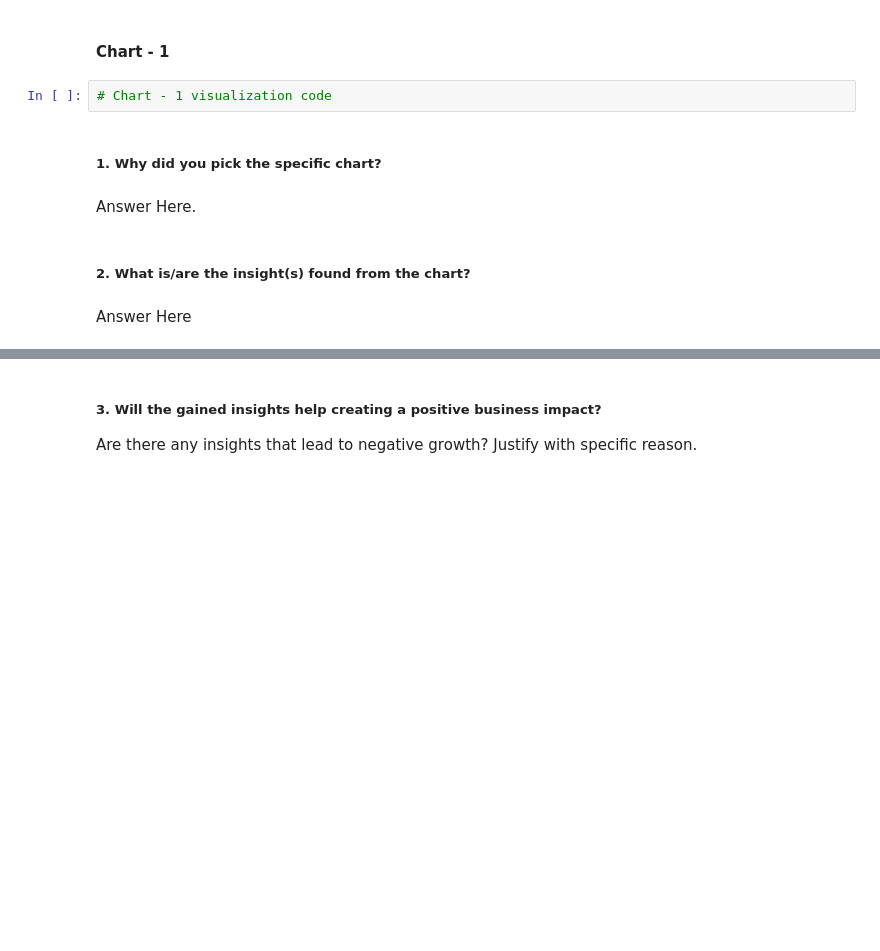
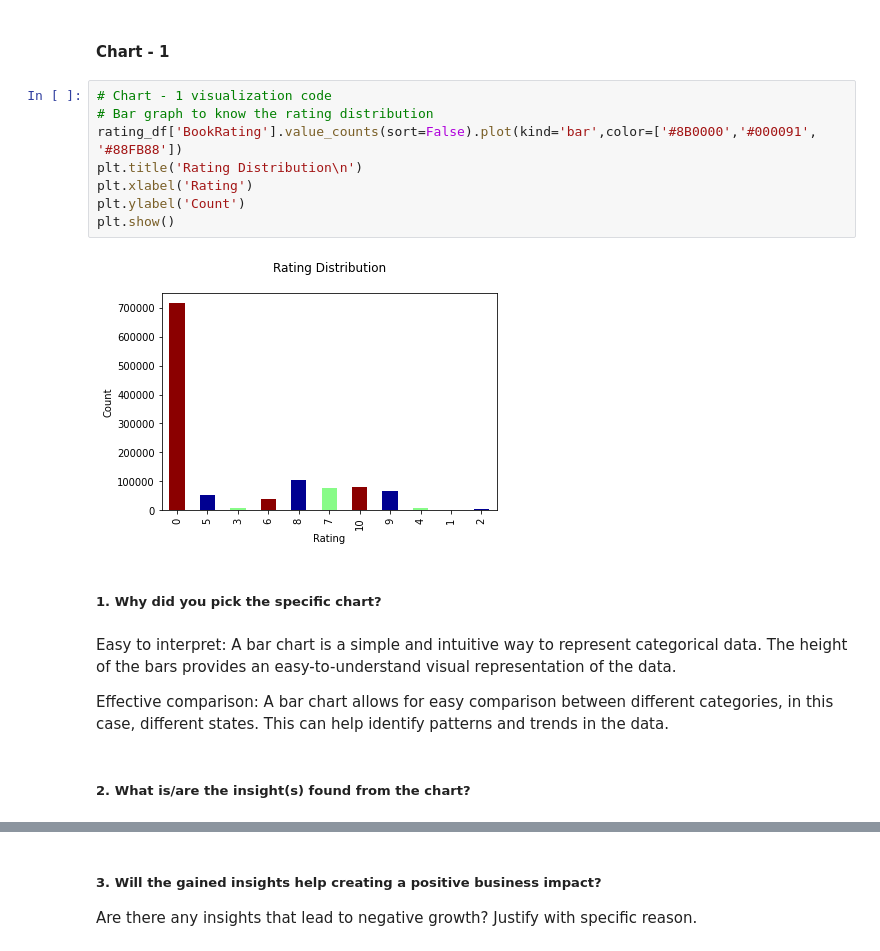
Before and after one commit to amoghpai17/BOOK_RECOMMENDATION, a Jupyter notebook: BOOK_RECOMMENDATION.ipynb, the cells around one changed output, grey strips where cells are left out. Cells and saved outputs as stored; diff of their text form; blank space fills up the shorter version.

```diff
--- a/BOOK_RECOMMENDATION.ipynb
+++ b/BOOK_RECOMMENDATION.ipynb
@@ -424,13 +458,21 @@ Answer Here.
 ## ***4. Data Vizualization, Storytelling & Experimenting with charts : Understand the relationships between variables***
 # %% [markdown]
 #### Chart - 1
-# %%
-# Chart - 1 visualization code
+# %%
+# Chart - 1 visualization code
+# Bar graph to know the rating distribution
+rating_df['BookRating'].value_counts(sort=False).plot(kind='bar',color=['#8B0000','#000091', '#88FB88'])
+plt.title('Rating Distribution\n')
+plt.xlabel('Rating')
+plt.ylabel('Count')
+plt.show()
+# %% [output]
+[figure, added]
 # %% [markdown]
 ##### 1. Why did you pick the specific chart?
-# %% [markdown]
-Answer Here.
+# %% [markdown]
+Easy to interpret: A bar chart is a simple and intuitive way to represent categorical data. The height of the bars provides an easy-to-understand visual representation of the data.
+
+Effective comparison: A bar chart allows for easy comparison between different categories, in this case, different states. This can help identify patterns and trends in the data.
 # %% [markdown]
 ##### 2. What is/are the insight(s) found from the chart?
-# %% [markdown]
-Answer Here
```
Also changed, not shown: parts of 118 cells of this notebook.
